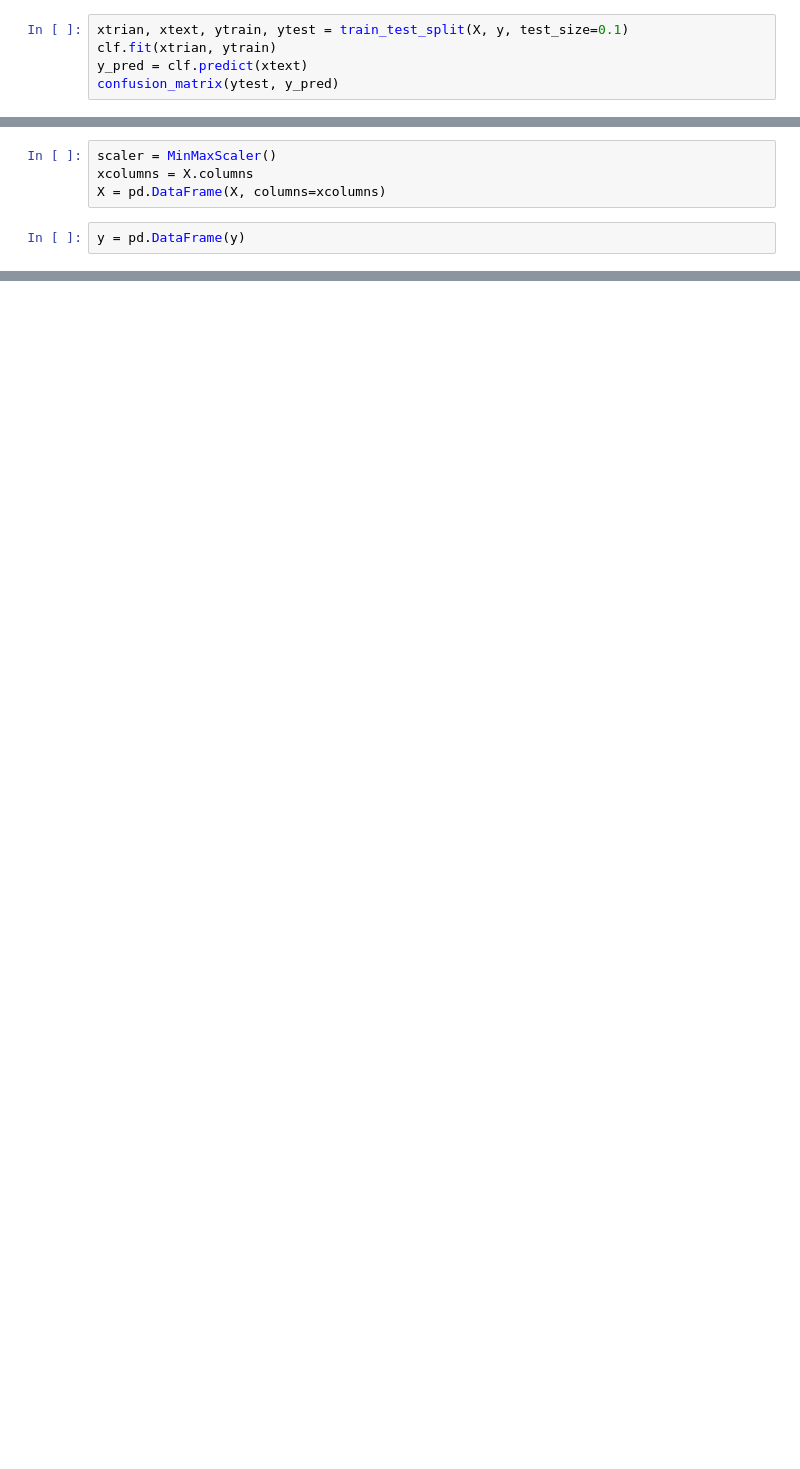
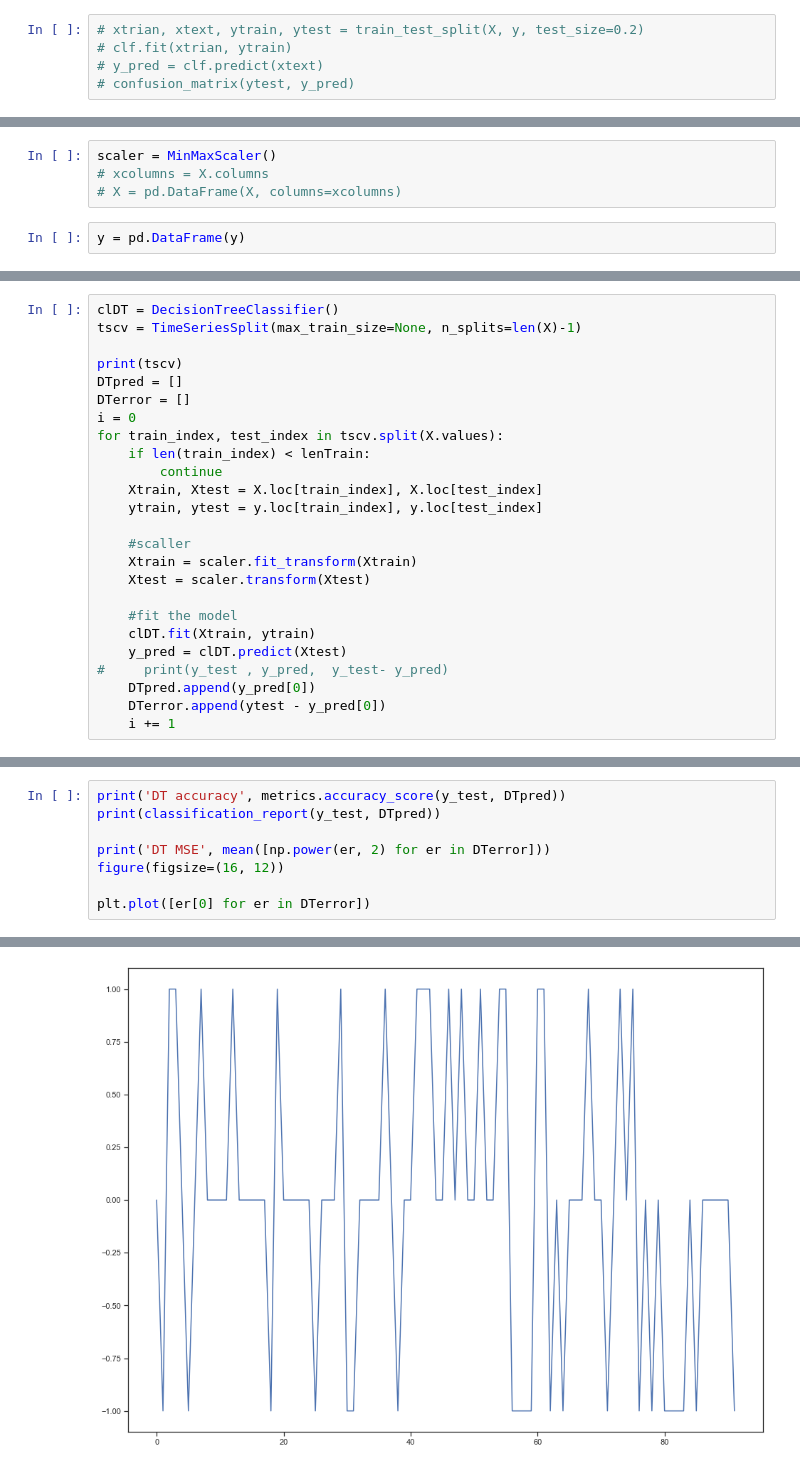
Before and after one commit to aminkhod/Asthma_Alert, a Jupyter notebook: Classification.ipynb, the cells around one changed output, grey strips where cells are left out. Cells and saved outputs as stored; diff of their text form; blank space fills up the shorter version.

```diff
--- a/Classification.ipynb
+++ b/Classification.ipynb
@@ -202,5 +474,5 @@ array([0.32608696, 0.13043478, 0.2826087 , 0.19565217, 0.30434783,
 # %%
-xtrian, xtext, ytrain, ytest = train_test_split(X, y, test_size=0.1)
-clf.fit(xtrian, ytrain)
-y_pred = clf.predict(xtext)
-confusion_matrix(ytest, y_pred)
+# xtrian, xtext, ytrain, ytest = train_test_split(X, y, test_size=0.2)
+# clf.fit(xtrian, ytrain)
+# y_pred = clf.predict(xtext)
+# confusion_matrix(ytest, y_pred)
@@ -211,7 +479,7 @@ array([[8, 7, 3],
 # %%
 scaler = MinMaxScaler()
-xcolumns = X.columns
-X = pd.DataFrame(X, columns=xcolumns)
+# xcolumns = X.columns
+# X = pd.DataFrame(X, columns=xcolumns)
 # %%
 y = pd.DataFrame(y)
 # %%
@@ -246,0 +497,25 @@ weighted avg       0.28      0.26      0.27       114
+# %%
+clDT = DecisionTreeClassifier()
+tscv = TimeSeriesSplit(max_train_size=None, n_splits=len(X)-1)
+
+print(tscv)
+DTpred = []
+DTerror = []
+i = 0
+for train_index, test_index in tscv.split(X.values):
+    if len(train_index) < lenTrain:
+        continue
+    Xtrain, Xtest = X.loc[train_index], X.loc[test_index]
+    ytrain, ytest = y.loc[train_index], y.loc[test_index]
+
+    #scaller
+    Xtrain = scaler.fit_transform(Xtrain)
+    Xtest = scaler.transform(Xtest)
+
+    #fit the model
+    clDT.fit(Xtrain, ytrain)
+    y_pred = clDT.predict(Xtest)
+#     print(y_test , y_pred,  y_test- y_pred)
+    DTpred.append(y_pred[0])
+    DTerror.append(ytest - y_pred[0])
+    i += 1
@@ -246,0 +524,9 @@ weighted avg       0.28      0.26      0.27       114
+# %%
+print('DT accuracy', metrics.accuracy_score(y_test, DTpred))
+print(classification_report(y_test, DTpred))
+
+print('DT MSE', mean([np.power(er, 2) for er in DTerror]))
+figure(figsize=(16, 12))
+
+plt.plot([er[0] for er in DTerror])
+# %% [output]
@@ -246,0 +545 @@ weighted avg       0.28      0.26      0.27       114
+[figure, added]
```
Also changed, not shown: parts of 48 cells of this notebook, 3 other files.
